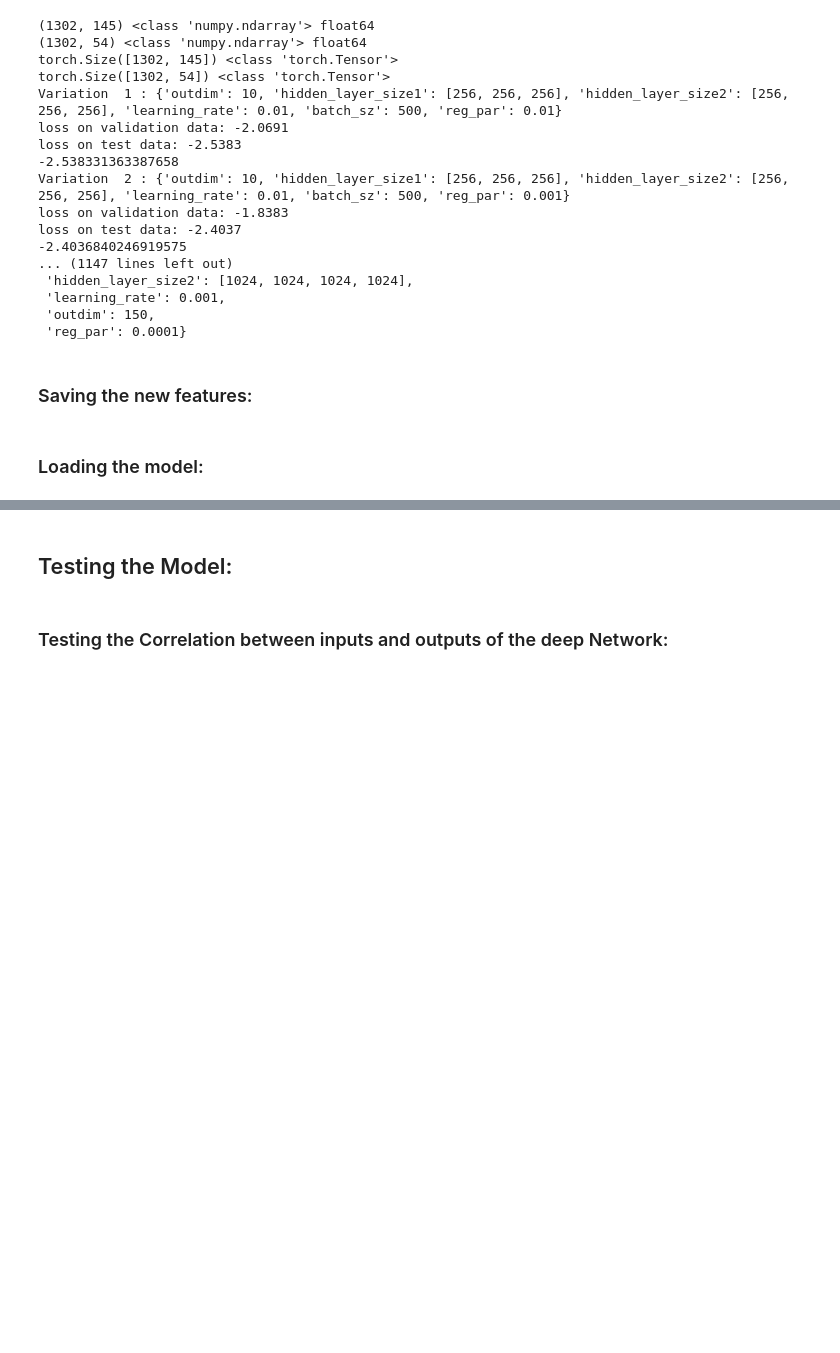
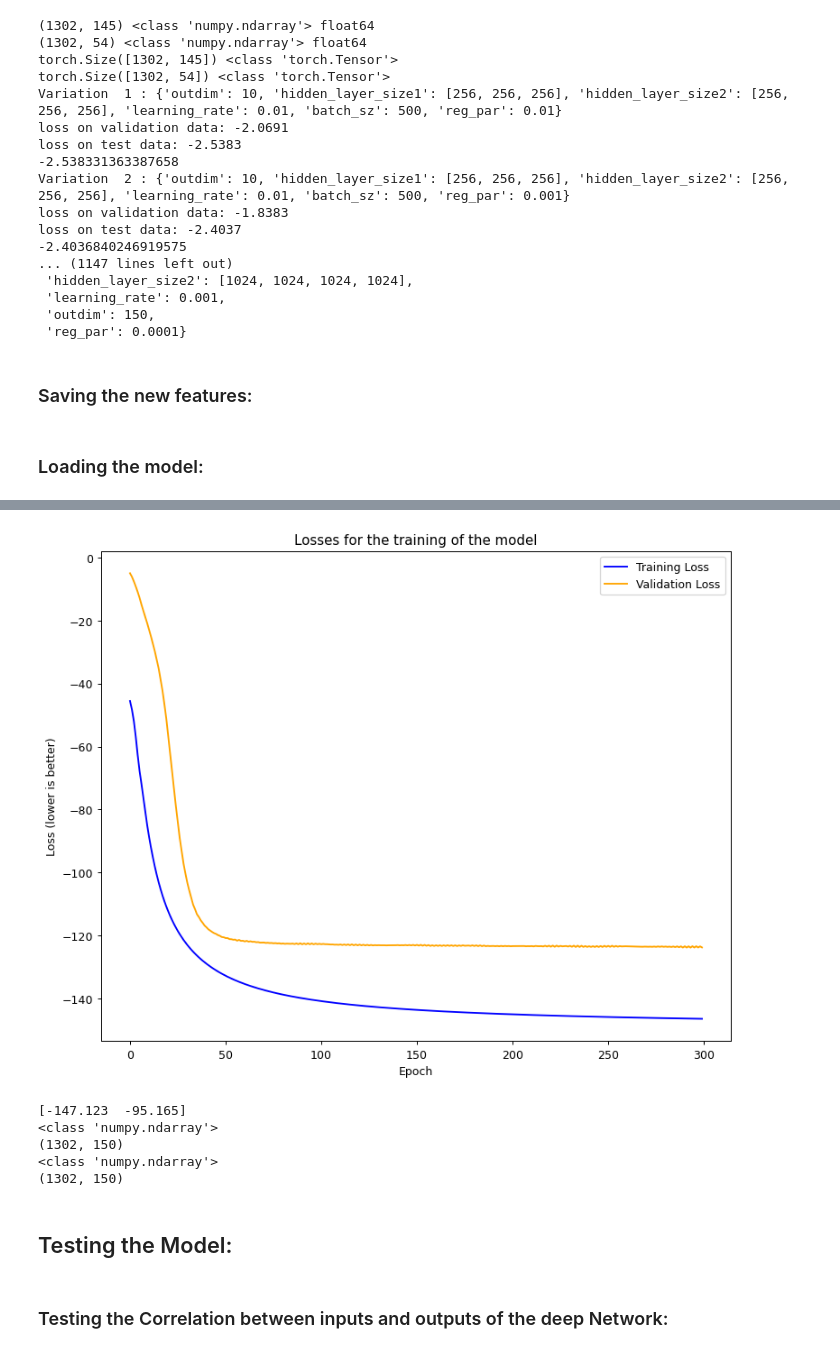
Before and after one commit to georgeaidinis/Dissertation, a Jupyter notebook: DeepCCA Model/ADNI DeepCCA initial.ipynb, the cells around one changed output, grey strips where cells are left out. Drawn from its saved outputs; the diff is of its cells as text; code cells hidden in the pictures; blank space fills up the shorter version.

```diff
--- a/DeepCCA Model/ADNI DeepCCA initial.ipynb
+++ b/DeepCCA Model/ADNI DeepCCA initial.ipynb
@@ -368,3 +469,35 @@ with open(save_to, 'wb') as f:
+# %%
+x = np.arange(epoch_num)
+plt.figure(figsize=(10, 8), dpi=90)
+plt.plot(x, training_losses, color='blue', label="Training Loss")
+plt.plot(x, val_losses, color='orange', label="Validation Loss")
+plt.title("Losses for the training of the model")
+plt.xlabel("Epoch")
+plt.ylabel("Loss (lower is better)")
+plt.legend()
+plt.show()
+# %% [output]
+[figure, added]
+# %%
+set_size = [0,
+            train1.size(0),
+            train1.size(0) + val1.size(0),
+            train1.size(0) + val1.size(0) + test1.size(0)]
+
+losses, outputs = solver._get_outputs(data1, data2)
+losses = np.round(losses,3)
+print(losses)
+
+print(type(outputs[0]))
+print(outputs[0].shape)
+print(type(outputs[1]))
+print(outputs[1].shape)
+# %% [output]
+[-147.123  -95.165]
+<class 'numpy.ndarray'>
+(1302, 150)
+<class 'numpy.ndarray'>
+(1302, 150)
 # %% [markdown]
 ## Testing the Model:
 # %% [markdown]
```
Also changed, not shown: parts of 18 cells of this notebook, 3 other files.
